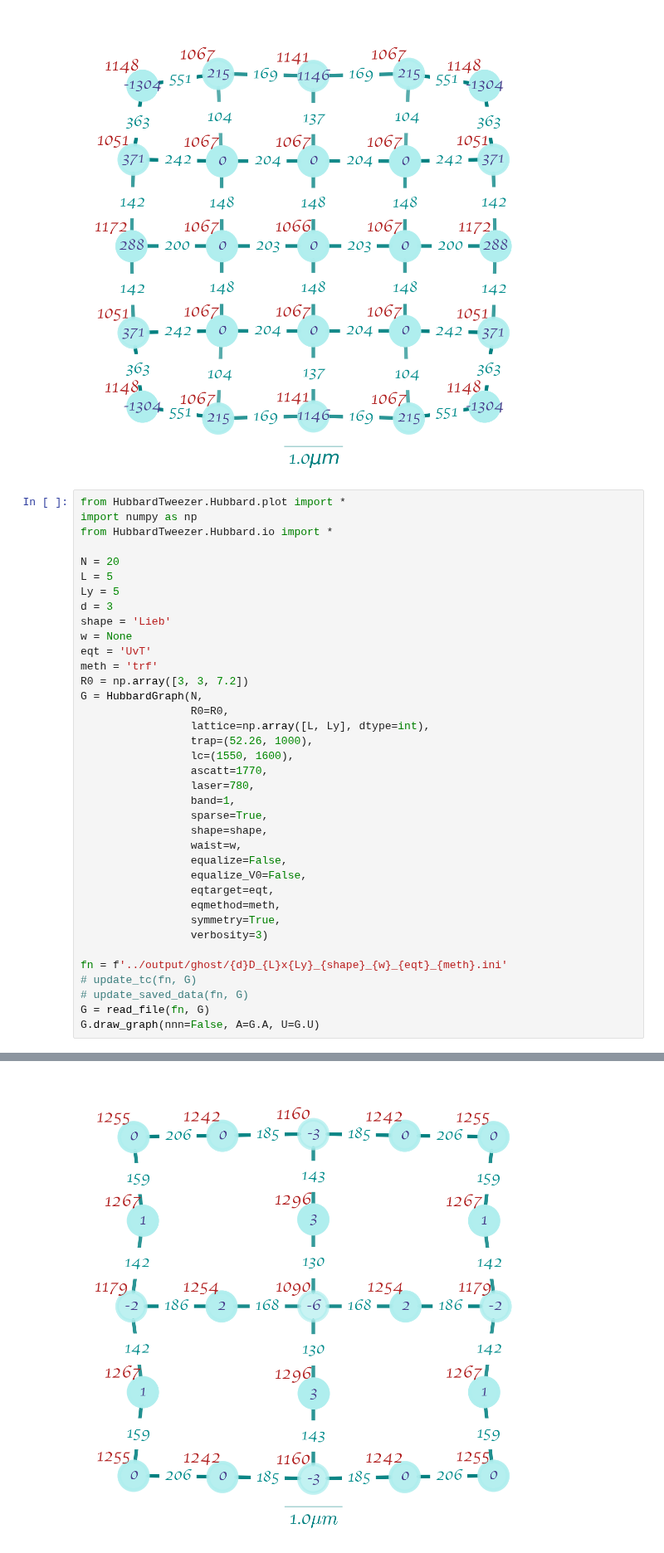
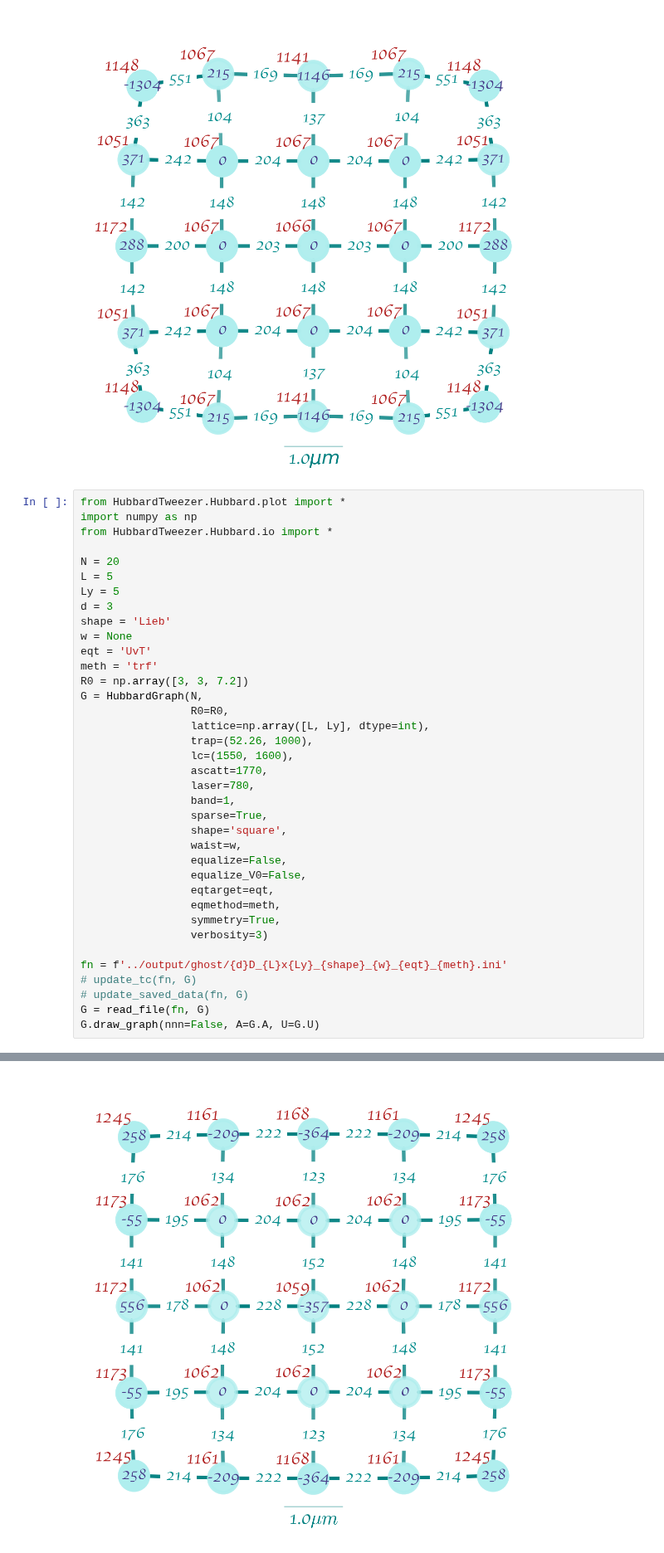
Before and after one commit to htwei17/HubbardTweezer, a Jupyter notebook: HubbardTweezer/analysis/fig6.ipynb, the cells around one changed output, grey strips where cells are left out. Shown at 83% size. Cells and saved outputs as stored; diff of their text form.

```diff
--- a/HubbardTweezer/analysis/fig6.ipynb
+++ b/HubbardTweezer/analysis/fig6.ipynb
@@ -157,7 +157,7 @@ G = HubbardGraph(N,
                  laser=780,
                  band=1,
                  sparse=True,
-                 shape=shape,
+                 shape='square',
                  waist=w,
                  equalize=False,
                  equalize_V0=False,
@@ -183,11 +182,11 @@ lattice: lattice shape is Lieb
 lattice: Full lattice sizes: [5 5]
 lattice: lattice constants: [1.55 1.6 ]w
 lattice: dx fixed to: [0.15 0.15 0.36]w
 DVR: dx=[0.15 0.15 0.36]w is set.
 DVR: n=[40 41 20] is set.
 DVR: R0=[6.1 6.2 7.2]w is set.
 Equalize: scale_factor is not a number. Set to None.
 Equalize: ghost sites are set.
 
 Start to plot graph...
-[figure, old version]
+[figure, new version]
```
Also changed, not shown: parts of 1 cell of this notebook, 1 other file.
